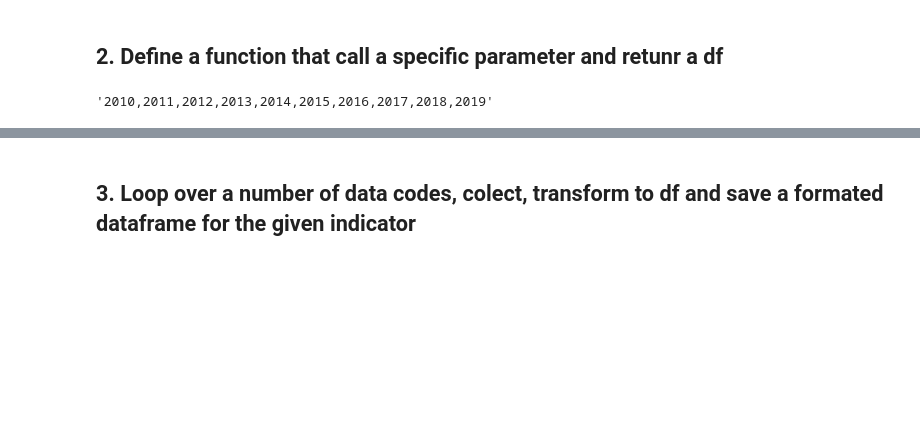
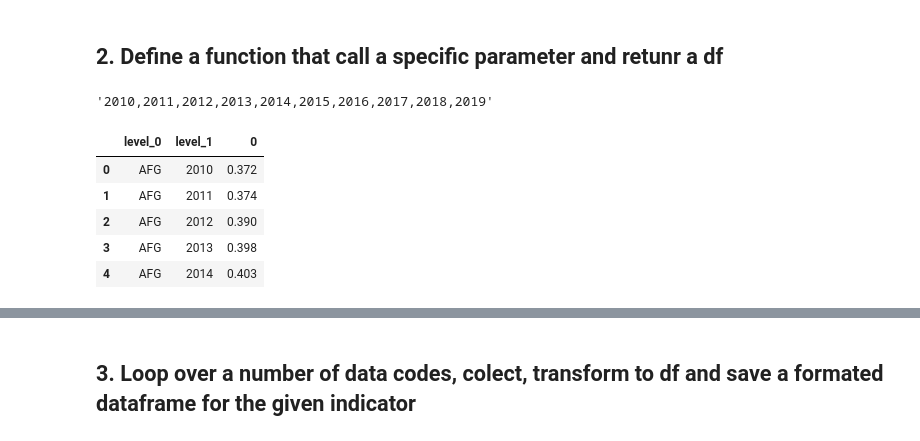
Before and after one commit to rjlopez2/ADS-_CAS_Bern_2020, a Jupyter notebook: Projects/M3/UNDP_Dataset.ipynb, the cells around one changed output, grey strips where cells are left out. Drawn from its saved outputs; the diff is of its cells as text; code cells hidden in the pictures; blank space fills up the shorter version.

```diff
--- a/Projects/M3/UNDP_Dataset.ipynb
+++ b/Projects/M3/UNDP_Dataset.ipynb
@@ -102,4 +97,4 @@ def API_UNDP_call_to_df(indicator_id, url_seed = url_seed, years = years):
 
     df = df[columns]
 
-    return(df)
+    return(json_objet)
@@ -105,0 +104,10 @@ def API_UNDP_call_to_df(indicator_id, url_seed = url_seed, years = years):
+# %%
+example_df = pd.DataFrame(list(list(example.values())[0].values())[0]).stack().to_frame().reset_index()
+example_df.head()
+# %% [output]
+|  | level_0 | level_1 | 0 |
+| 0 | AFG | 2010 | 0.372 |
+| 1 | AFG | 2011 | 0.374 |
+| 2 | AFG | 2012 | 0.390 |
+| 3 | AFG | 2013 | 0.398 |
+| 4 | AFG | 2014 | 0.403 |
```
Also changed, not shown: parts of 6 cells of this notebook, 7 other files.
